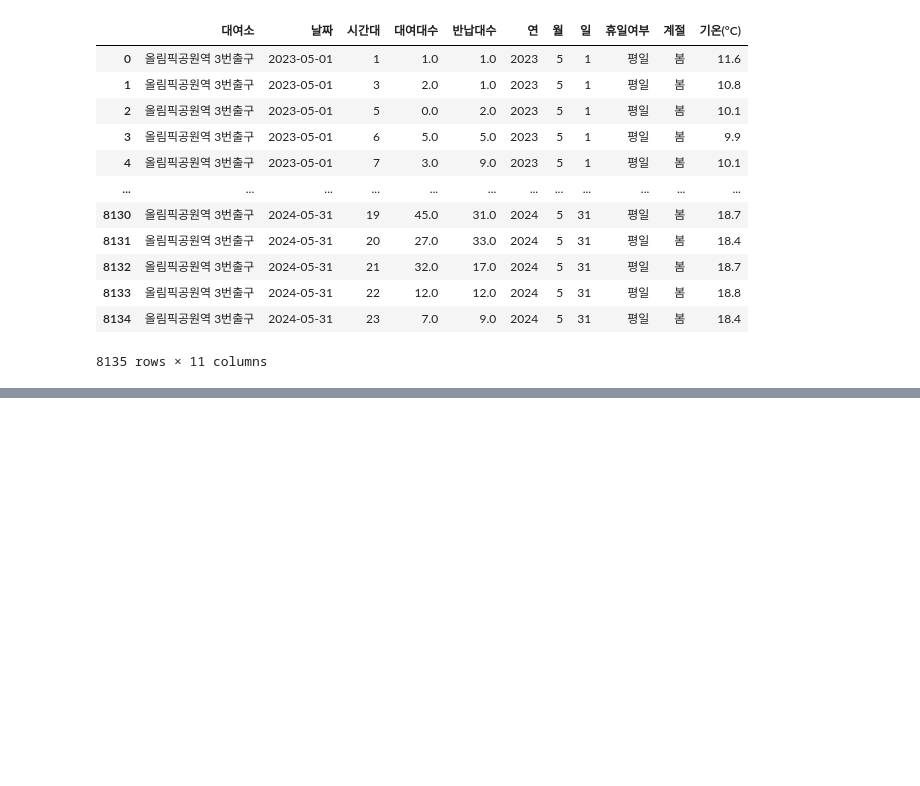
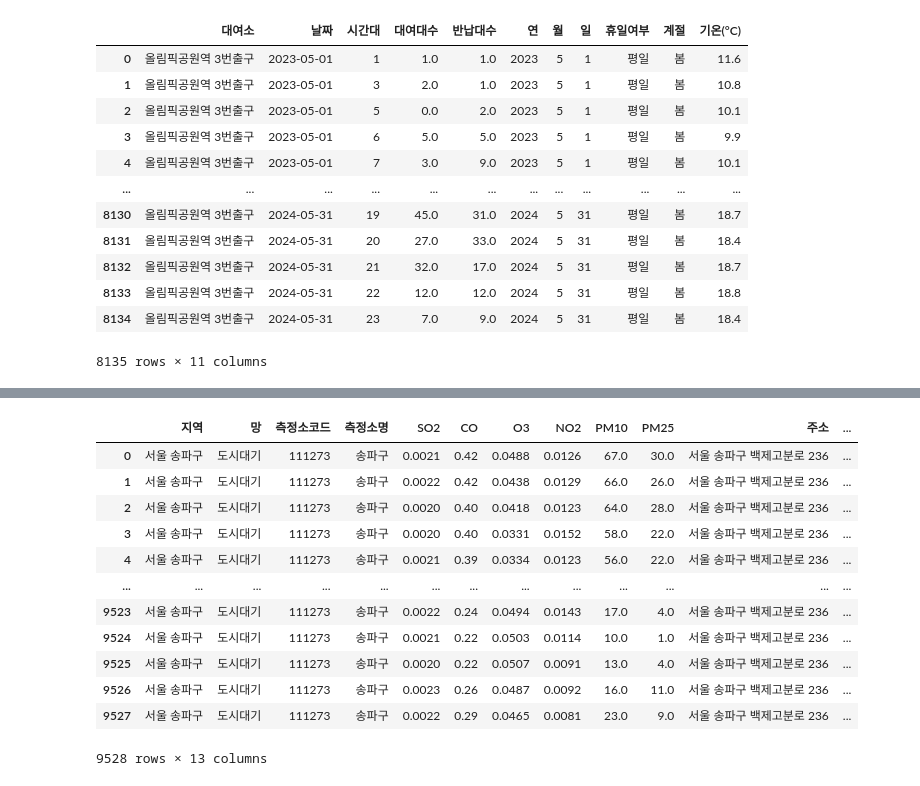
Before and after one commit to donghun-ha/Ddareungi, a Jupyter notebook: python/note/dh/olympic_park.ipynb, the cells around one changed output, grey strips where cells are left out. Saved outputs shown, nothing was run; the diff lists cells and outputs as text; code cells hidden in the pictures; blank space fills up the shorter version.

```diff
--- a/python/note/dh/olympic_park.ipynb
+++ b/python/note/dh/olympic_park.ipynb
@@ -838,0 +859,20 @@ olympic_park_station.to_csv("../../data/olympic_park_station_weather_merge.csv")
+# %%
+# 데이터 불러오기
+airpollution_data = pd.read_csv("../../data/초미세먼지 데이터.csv")
+
+# 데이터 확인
+airpollution_data
+# %% [output]
+|  | 지역 | 망 | 측정소코드 | 측정소명 | SO2 | CO | O3 | NO2 | PM10 | PM25 | 주소 | ... |
+| 0 | 서울 송파구 | 도시대기 | 111273 | 송파구 | 0.0021 | 0.42 | 0.0488 | 0.0126 | 67.0 | 30.0 | 서울 송파구 백제고분로 236 | ... |
+| 1 | 서울 송파구 | 도시대기 | 111273 | 송파구 | 0.0022 | 0.42 | 0.0438 | 0.0129 | 66.0 | 26.0 | 서울 송파구 백제고분로 236 | ... |
+| 2 | 서울 송파구 | 도시대기 | 111273 | 송파구 | 0.0020 | 0.40 | 0.0418 | 0.0123 | 64.0 | 28.0 | 서울 송파구 백제고분로 236 | ... |
+| 3 | 서울 송파구 | 도시대기 | 111273 | 송파구 | 0.0020 | 0.40 | 0.0331 | 0.0152 | 58.0 | 22.0 | 서울 송파구 백제고분로 236 | ... |
+| 4 | 서울 송파구 | 도시대기 | 111273 | 송파구 | 0.0021 | 0.39 | 0.0334 | 0.0123 | 56.0 | 22.0 | 서울 송파구 백제고분로 236 | ... |
+| ... | ... | ... | ... | ... | ... | ... | ... | ... | ... | ... | ... | ... |
+| 9523 | 서울 송파구 | 도시대기 | 111273 | 송파구 | 0.0022 | 0.24 | 0.0494 | 0.0143 | 17.0 | 4.0 | 서울 송파구 백제고분로 236 | ... |
+| 9524 | 서울 송파구 | 도시대기 | 111273 | 송파구 | 0.0021 | 0.22 | 0.0503 | 0.0114 | 10.0 | 1.0 | 서울 송파구 백제고분로 236 | ... |
+| 9525 | 서울 송파구 | 도시대기 | 111273 | 송파구 | 0.0020 | 0.22 | 0.0507 | 0.0091 | 13.0 | 4.0 | 서울 송파구 백제고분로 236 | ... |
+| 9526 | 서울 송파구 | 도시대기 | 111273 | 송파구 | 0.0023 | 0.26 | 0.0487 | 0.0092 | 16.0 | 11.0 | 서울 송파구 백제고분로 236 | ... |
+| 9527 | 서울 송파구 | 도시대기 | 111273 | 송파구 | 0.0022 | 0.29 | 0.0465 | 0.0081 | 23.0 | 9.0 | 서울 송파구 백제고분로 236 | ... |
+9528 rows × 13 columns
```
Also changed, not shown: parts of 16 cells of this notebook.
